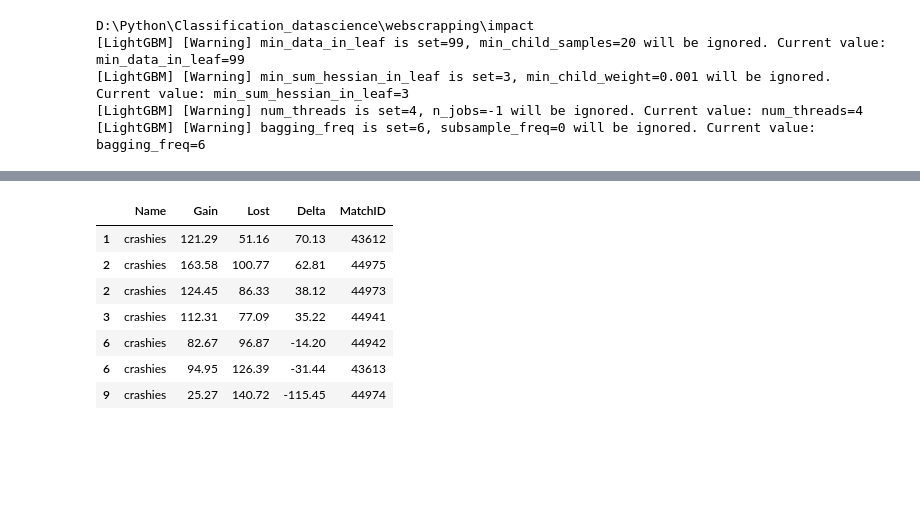
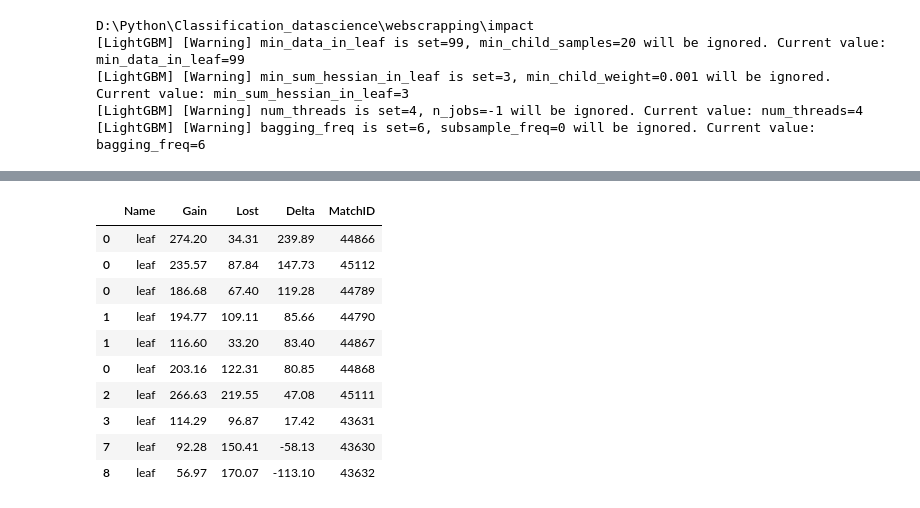
Before and after one commit to mateusb12/valorant_impact, a Jupyter notebook: webscrapping/impact/player_impact_notebook.ipynb, the cells around one changed output, grey strips where cells are left out. Saved outputs shown, nothing was run; the diff lists cells and outputs as text; code cells hidden in the pictures; blank space fills up the shorter version.

```diff
--- a/webscrapping/impact/player_impact_notebook.ipynb
+++ b/webscrapping/impact/player_impact_notebook.ipynb
@@ -9,7 +9,7 @@ D:\Python\Classification_datascience\webscrapping\impact
 [LightGBM] [Warning] num_threads is set=4, n_jobs=-1 will be ignored. Current value: num_threads=4
 [LightGBM] [Warning] bagging_freq is set=6, subsample_freq=0 will be ignored. Current value: bagging_freq=6
 # %%
-pi.get_player_impact_throughout_all_matches("crashies")
+pi.get_player_impact_throughout_all_matches("leaf")
 # %% [output]
 Analyser created!
 Analysing match #44795, 0/70 so far. Ratio → [0.0%]
@@ -31,8 +31,11 @@ Elapsed → 22s | Time per match → 0.32s | Remaining time → 0:00:00 | ETA
 |  | Name | Gain | Lost | Delta | MatchID |
-| 1 | crashies | 121.29 | 51.16 | 70.13 | 43612 |
-| 2 | crashies | 163.58 | 100.77 | 62.81 | 44975 |
-| 2 | crashies | 124.45 | 86.33 | 38.12 | 44973 |
-| 3 | crashies | 112.31 | 77.09 | 35.22 | 44941 |
-| 6 | crashies | 82.67 | 96.87 | -14.20 | 44942 |
-| 6 | crashies | 94.95 | 126.39 | -31.44 | 43613 |
-| 9 | crashies | 25.27 | 140.72 | -115.45 | 44974 |
+| 0 | leaf | 274.20 | 34.31 | 239.89 | 44866 |
+| 0 | leaf | 235.57 | 87.84 | 147.73 | 45112 |
+| 0 | leaf | 186.68 | 67.40 | 119.28 | 44789 |
+| 1 | leaf | 194.77 | 109.11 | 85.66 | 44790 |
+| 1 | leaf | 116.60 | 33.20 | 83.40 | 44867 |
+| 0 | leaf | 203.16 | 122.31 | 80.85 | 44868 |
+| 2 | leaf | 266.63 | 219.55 | 47.08 | 45111 |
+| 3 | leaf | 114.29 | 96.87 | 17.42 | 43631 |
+| 7 | leaf | 92.28 | 150.41 | -58.13 | 43630 |
+| 8 | leaf | 56.97 | 170.07 | -113.10 | 43632 |
```
Also changed, not shown: parts of 1 cell of this notebook, 3 other files.
